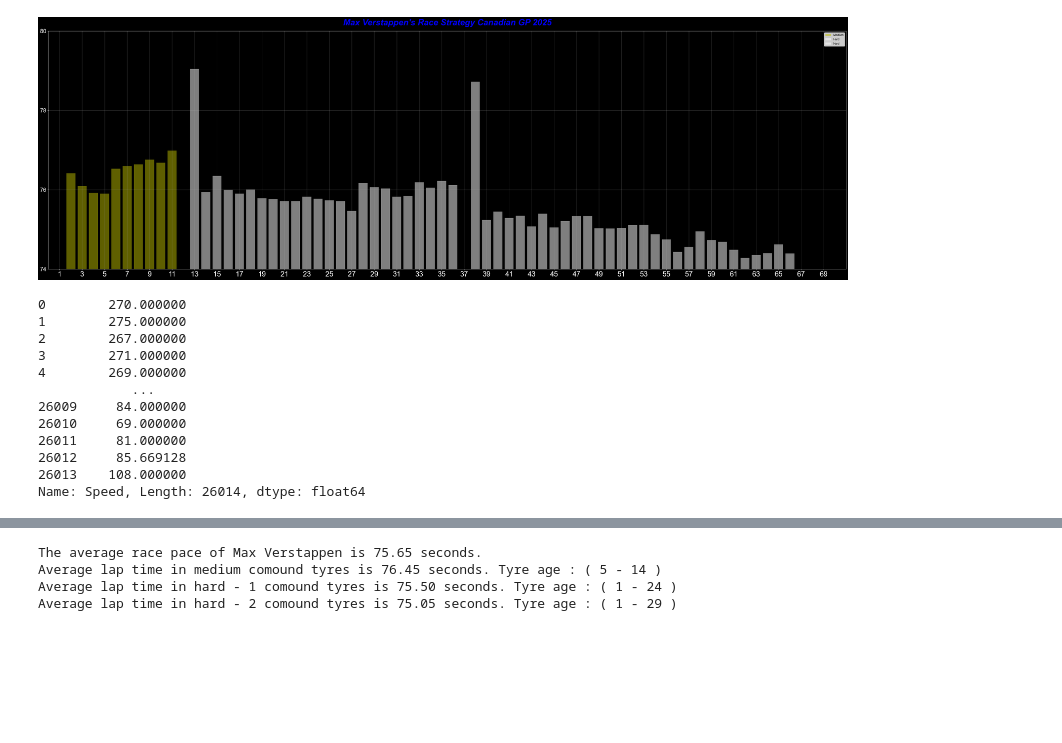
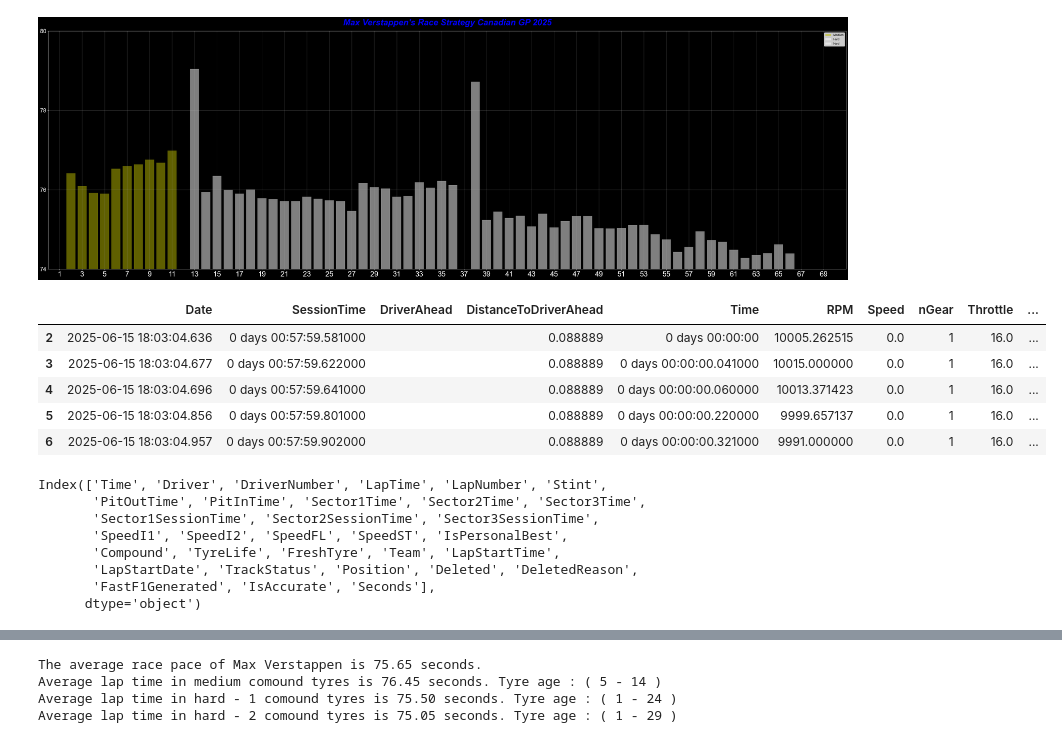
Before and after one commit to SumanGouda/MATPLOTLIB-MODULE, a Jupyter notebook: STREAMLIT & PANEL/F1 RACE ANALYSIS PROJECTS/F1 Candian GP 2025/NOTEBOOK/F1 Canadian GP 2025 .ipynb, the cells around one changed output, grey strips where cells are left out. Saved outputs shown, nothing was run; the diff lists cells and outputs as text; code cells hidden in the pictures; blank space fills up the shorter version.

```diff
--- a/STREAMLIT & PANEL/F1 RACE ANALYSIS PROJECTS/F1 Candian GP 2025/NOTEBOOK/F1 Canadian GP 2025 .ipynb
+++ b/STREAMLIT & PANEL/F1 RACE ANALYSIS PROJECTS/F1 Candian GP 2025/NOTEBOOK/F1 Canadian GP 2025 .ipynb
@@ -264,23 +262,23 @@ drv1_times = df[df['Driver'] == 'VER']['seconds'].tolist()
 # %%
-driver_laps = session.laps.pick_driver('VER').get_telemetry().add_distance()
-
-
-
-driver_laps = driver_laps.groupby('X')['Speed'].mean()
-print(driver_laps.reset_index(drop=True))
-# c=driver_laps.groupby('X')
-# x_values = c['X'].unique()
-# x_values
+drv1_tel_data = df.pick_driver('VER').get_telemetry().add_distance()
+drv1_data = df.pick_driver('VER')
-# %% [output]
-0        270.000000
-1        275.000000
-2        267.000000
-3        271.000000
-4        269.000000
-            ...
-26009     84.000000
-26010     69.000000
-26011     81.000000
-26012     85.669128
-26013    108.000000
-Name: Speed, Length: 26014, dtype: float64
+# %%
+drv1_tel_data.head()
+# %% [output]
+|  | Date | SessionTime | DriverAhead | DistanceToDriverAhead | Time | RPM | Speed | nGear | Throttle | ... |
+| 2 | 2025-06-15 18:03:04.636 | 0 days 00:57:59.581000 |  | 0.088889 | 0 days 00:00:00 | 10005.262515 | 0.0 | 1 | 16.0 | ... |
+| 3 | 2025-06-15 18:03:04.677 | 0 days 00:57:59.622000 |  | 0.088889 | 0 days 00:00:00.041000 | 10015.000000 | 0.0 | 1 | 16.0 | ... |
+| 4 | 2025-06-15 18:03:04.696 | 0 days 00:57:59.641000 |  | 0.088889 | 0 days 00:00:00.060000 | 10013.371423 | 0.0 | 1 | 16.0 | ... |
+| 5 | 2025-06-15 18:03:04.856 | 0 days 00:57:59.801000 |  | 0.088889 | 0 days 00:00:00.220000 | 9999.657137 | 0.0 | 1 | 16.0 | ... |
+| 6 | 2025-06-15 18:03:04.957 | 0 days 00:57:59.902000 |  | 0.088889 | 0 days 00:00:00.321000 | 9991.000000 | 0.0 | 1 | 16.0 | ... |
+# %%
+drv1_data.columns
+# %% [output]
+Index(['Time', 'Driver', 'DriverNumber', 'LapTime', 'LapNumber', 'Stint',
+       'PitOutTime', 'PitInTime', 'Sector1Time', 'Sector2Time', 'Sector3Time',
+       'Sector1SessionTime', 'Sector2SessionTime', 'Sector3SessionTime',
+       'SpeedI1', 'SpeedI2', 'SpeedFL', 'SpeedST', 'IsPersonalBest',
+       'Compound', 'TyreLife', 'FreshTyre', 'Team', 'LapStartTime',
+       'LapStartDate', 'TrackStatus', 'Position', 'Deleted', 'DeletedReason',
+       'FastF1Generated', 'IsAccurate', 'Seconds'],
+      dtype='object')
```
Also changed, not shown: parts of 15 cells of this notebook, 22 other files.
